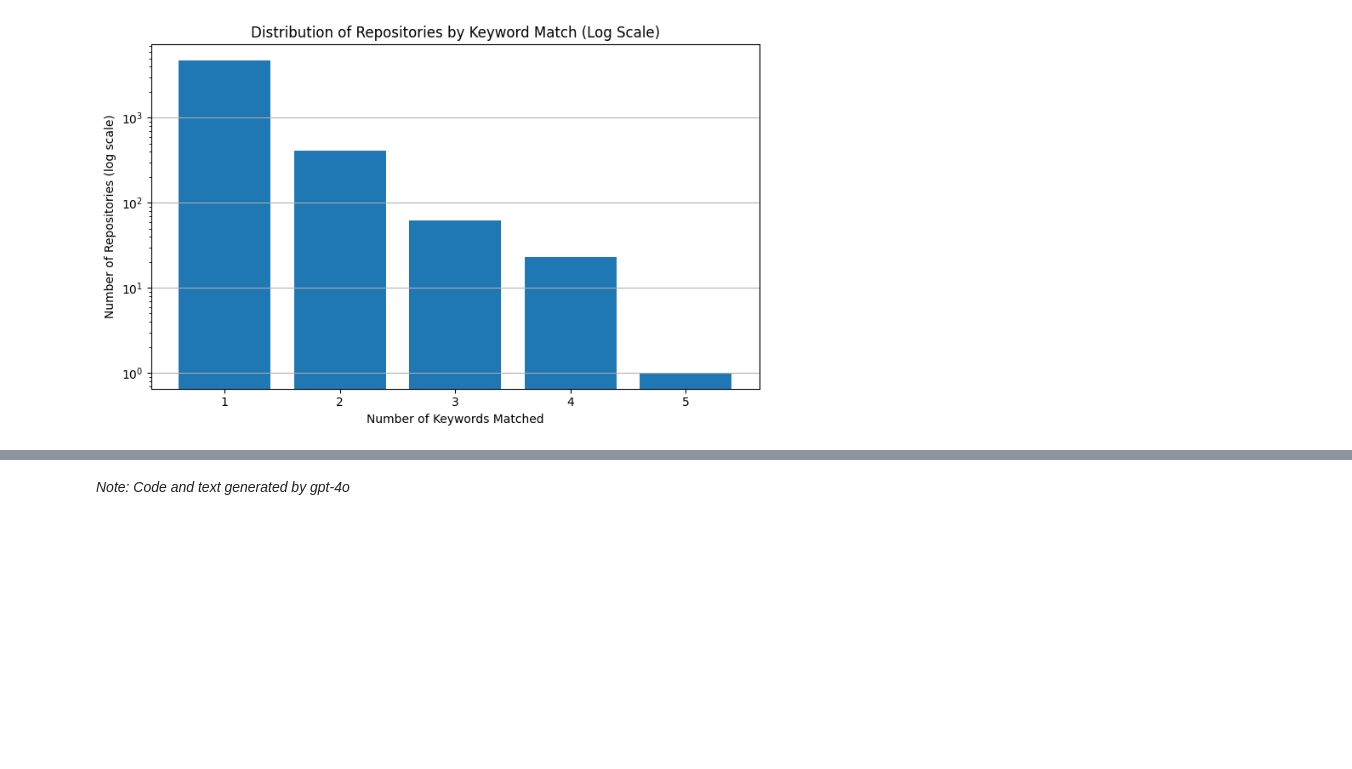
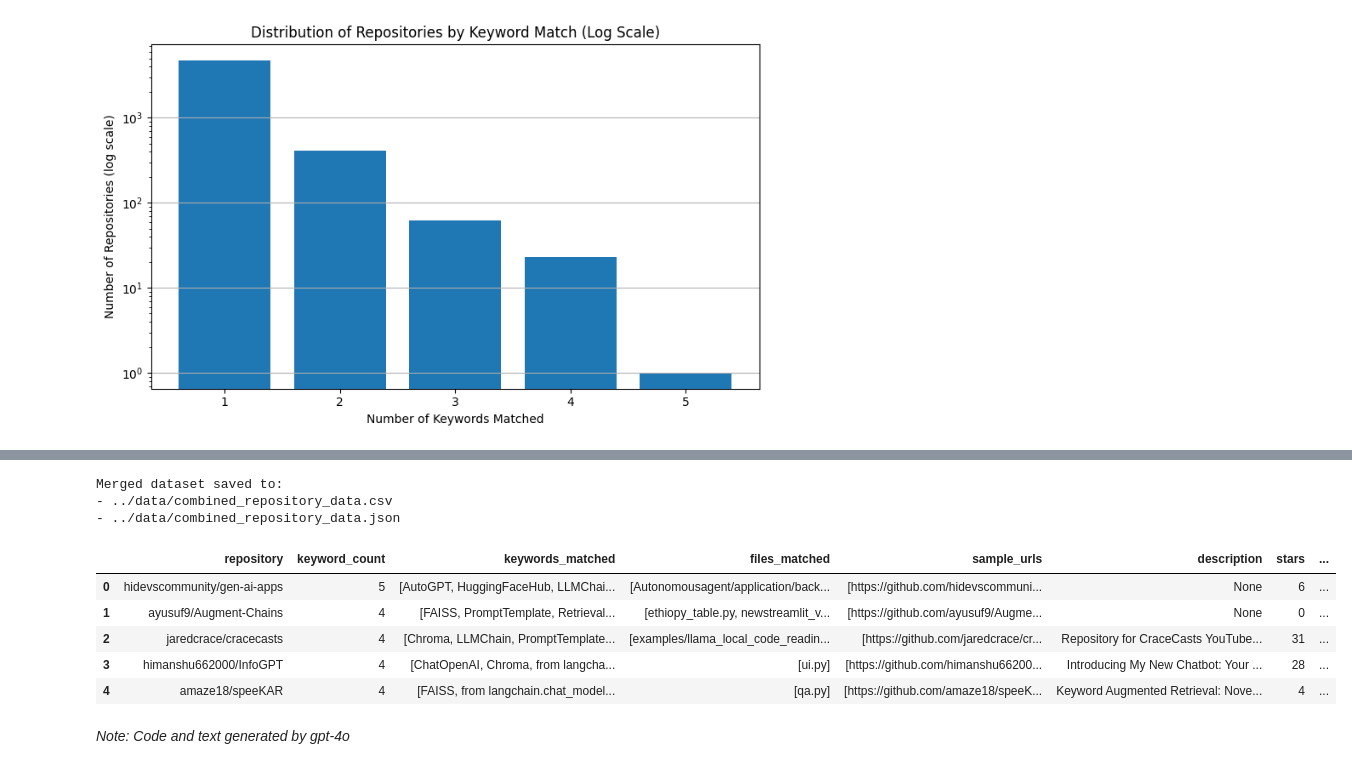
Before and after one commit to n4m3name/SENG404-Project, a Jupyter notebook: src/data_sourcing.ipynb, the cells around one changed output, grey strips where cells are left out. Saved outputs shown, nothing was run; the diff lists cells and outputs as text; code cells hidden in the pictures; blank space fills up the shorter version.

Commit message:
combined data

```diff
--- a/src/data_sourcing.ipynb
+++ b/src/data_sourcing.ipynb
@@ -241,2 +368,50 @@ Repositories by number of matched keywords:
+# %%
+import pandas as pd
+from pathlib import Path
+import json
+
+# Load the keyword match data
+with open(Path("..") / "data" / "matched_repositories.json", "r") as f:
+    keyword_data = json.load(f)
+
+# Load the repository metadata
+with open(Path("..") / "data" / "repo_metadata.json", "r") as f:
+    metadata = json.load(f)
+
+# Convert to DataFrames
+df_keywords = pd.DataFrame(keyword_data)
+df_metadata = pd.DataFrame(metadata)
+
+# Merge on repository name (repo full_name)
+df_combined = pd.merge(
+    df_keywords,
+    df_metadata,
+    how="inner",
+    on="repository"
+)
+
+
+# # Drop any duplicate or redundant columns
+# df_combined = df_combined.drop(columns=["full_name"])
+
+# Save combined output
+output_path_csv = Path("..") / "data" / "combined_repository_data.csv"
+output_path_json = Path("..") / "data" / "combined_repository_data.json"
+
+df_combined.to_csv(output_path_csv, index=False)
+df_combined.to_json(output_path_json, orient="records", indent=2)
+
+print(f"Merged dataset saved to:\n- {output_path_csv}\n- {output_path_json}")
+df_combined.head()
+# %% [output]
+Merged dataset saved to:
+- ../data/combined_repository_data.csv
+- ../data/combined_repository_data.json
+|  | repository | keyword_count | keywords_matched | files_matched | sample_urls | description | stars | ... |
+| 0 | hidevscommunity/gen-ai-apps | 5 | [AutoGPT, HuggingFaceHub, LLMChai... | [Autonomousagent/application/back... | [https://github.com/hidevscommuni... | None | 6 | ... |
+| 1 | ayusuf9/Augment-Chains | 4 | [FAISS, PromptTemplate, Retrieval... | [ethiopy_table.py, newstreamlit_v... | [https://github.com/ayusuf9/Augme... | None | 0 | ... |
+| 2 | jaredcrace/cracecasts | 4 | [Chroma, LLMChain, PromptTemplate... | [examples/llama_local_code_readin... | [https://github.com/jaredcrace/cr... | Repository for CraceCasts YouTube... | 31 | ... |
+| 3 | himanshu662000/InfoGPT | 4 | [ChatOpenAI, Chroma, from langcha... | [ui.py] | [https://github.com/himanshu66200... | Introducing My New Chatbot: Your ... | 28 | ... |
+| 4 | amaze18/speeKAR | 4 | [FAISS, from langchain.chat_model... | [qa.py] | [https://github.com/amaze18/speeK... | Keyword Augmented Retrieval: Nove... | 4 | ... |
 # %% [markdown]
 *Note: Code and text generated by gpt-4o*
```
Also changed, not shown: parts of 7 cells of this notebook, 6 other files.
